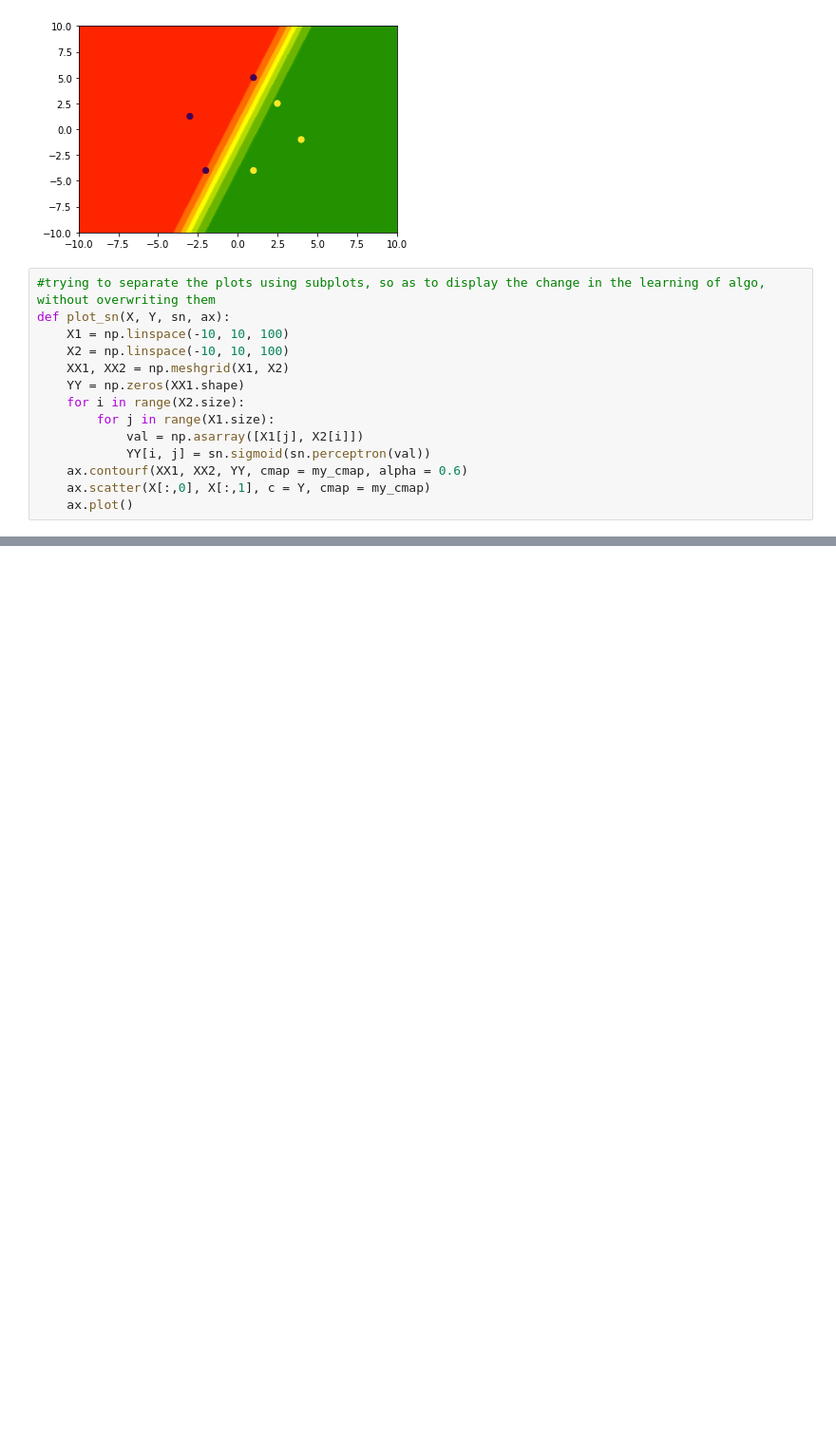
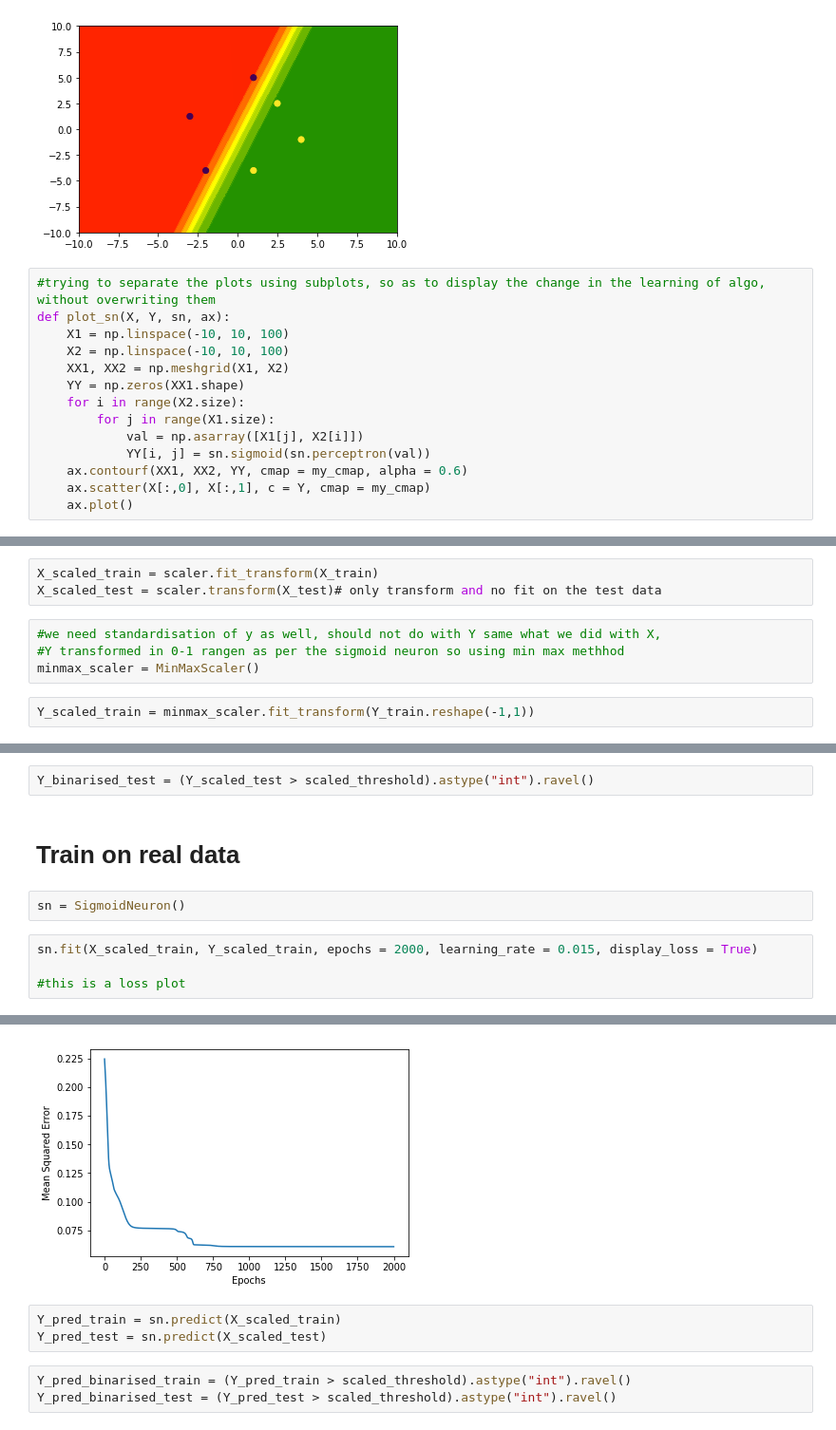
Before and after one commit to millitroy/Deeplearning-Practise, a Jupyter notebook: Sigmoid Neuron, Gradient Descent.ipynb, the cells around one changed output, grey strips where cells are left out. Shown: that part at 95% size. Drawn from its saved outputs; the diff is of its cells as text; blank space fills up the shorter version.

```diff
--- a/Sigmoid Neuron, Gradient Descent.ipynb
+++ b/Sigmoid Neuron, Gradient Descent.ipynb
@@ -277,0 +429,9 @@ for i in range(N):
+# %%
+X_scaled_train = scaler.fit_transform(X_train)
+X_scaled_test = scaler.transform(X_test)# only transform and no fit on the test data
+# %%
+#we need standardisation of y as well, should not do with Y same what we did with X,
+#Y transformed in 0-1 rangen as per the sigmoid neuron so using min max methhod
+minmax_scaler = MinMaxScaler()
+# %%
+Y_scaled_train = minmax_scaler.fit_transform(Y_train.reshape(-1,1))
@@ -277,0 +467,11 @@ for i in range(N):
+# %%
+Y_binarised_test = (Y_scaled_test > scaled_threshold).astype("int").ravel()
+# %% [markdown]
+# Train on real data
+# %%
+sn = SigmoidNeuron()
+# %%
+sn.fit(X_scaled_train, Y_scaled_train, epochs = 2000, learning_rate = 0.015, display_loss = True)
+
+#this is a loss plot
+# %% [output]
@@ -277,0 +479,7 @@ for i in range(N):
+[figure, added]
+# %%
+Y_pred_train = sn.predict(X_scaled_train)
+Y_pred_test = sn.predict(X_scaled_test)
+# %%
+Y_pred_binarised_train = (Y_pred_train > scaled_threshold).astype("int").ravel()
+Y_pred_binarised_test = (Y_pred_test > scaled_threshold).astype("int").ravel()
```
Also changed, not shown: parts of 48 cells of this notebook.
